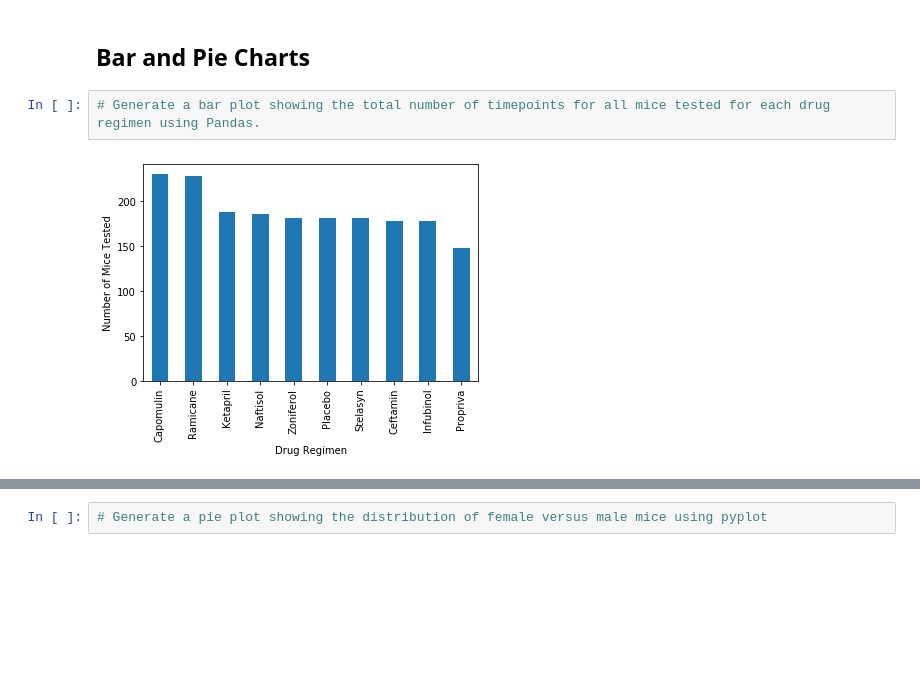
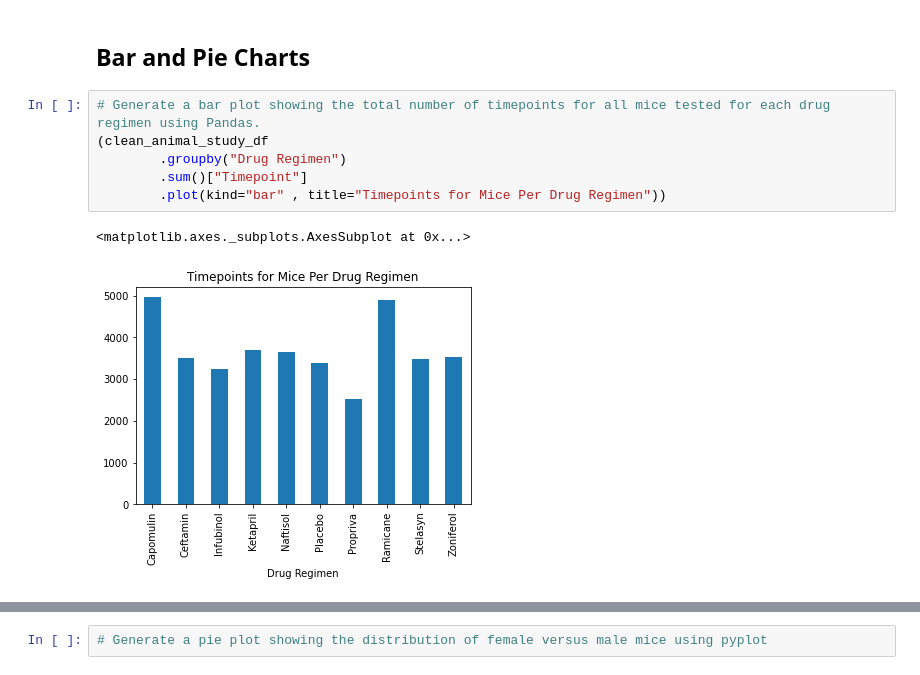
Before and after one commit to Patrick-Bacza/Module_5_Challenge, a Jupyter notebook: pymaceuticals_starter.ipynb, the cells around one changed output, grey strips where cells are left out. Cells and saved outputs as stored; diff of their text form; blank space fills up the shorter version.

```diff
--- a/pymaceuticals_starter.ipynb
+++ b/pymaceuticals_starter.ipynb
@@ -135,7 +139,12 @@ summary_statistics
 ## Bar and Pie Charts
 # %%
 # Generate a bar plot showing the total number of timepoints for all mice tested for each drug regimen using Pandas.
+(clean_animal_study_df
+        .groupby("Drug Regimen")
+        .sum()["Timepoint"]
+        .plot(kind="bar" , title="Timepoints for Mice Per Drug Regimen"))
 # %% [output]
+<matplotlib.axes._subplots.AxesSubplot at 0x...>
-[figure, old version]
+[figure, new version]
 # %%
 # Generate a bar plot showing the total number of timepoints for all mice tested for each drug regimen using pyplot.
```
Also changed, not shown: parts of 3 cells of this notebook.
